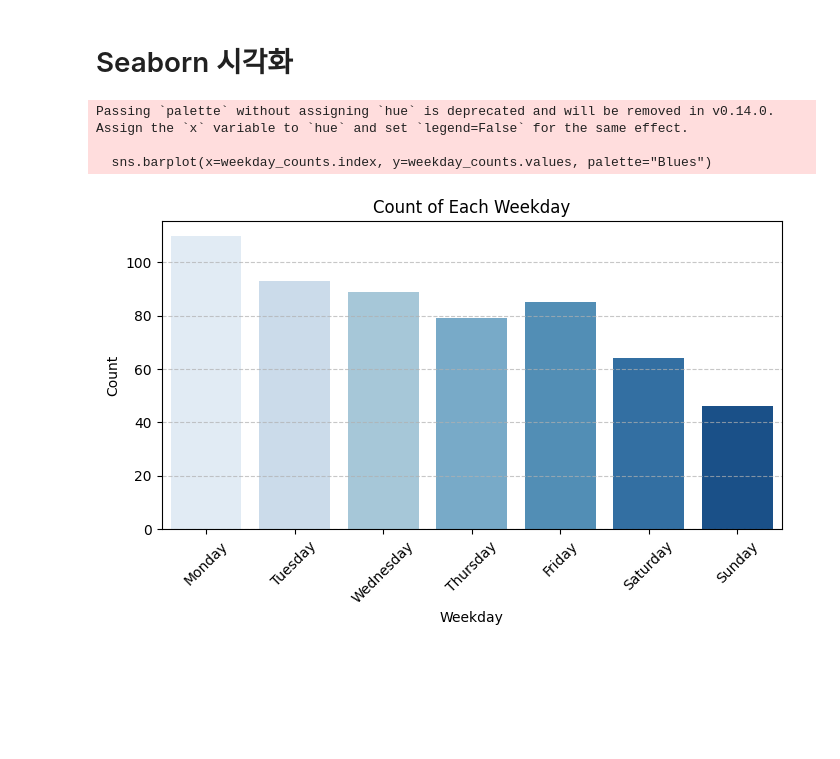
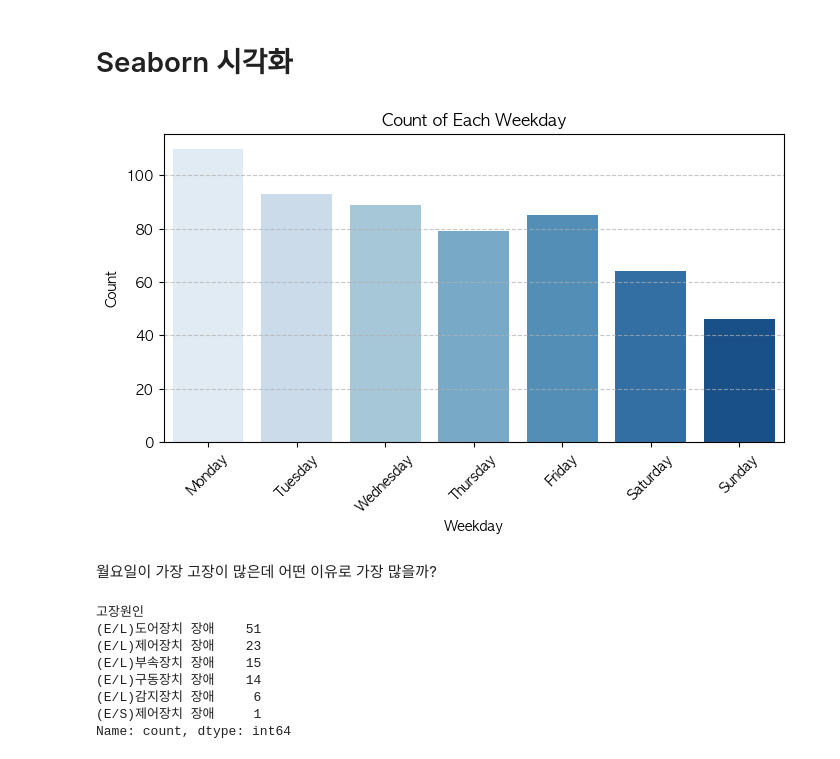
Before and after one commit to torabo/project, a Jupyter notebook: subway_problem/eda.ipynb, the cells around one changed output. Saved outputs shown, nothing was run; the diff lists cells and outputs as text; code cells hidden in the pictures; blank space fills up the shorter version.

```diff
--- a/subway_problem/eda.ipynb
+++ b/subway_problem/eda.ipynb
@@ -1 +1,11 @@
+# %%
+import pandas as pd
+import matplotlib.pyplot as plt
+import seaborn as sns
+import matplotlib.font_manager as fm
+
+# 한글 폰트 설정
+plt.rc('font', family='AppleGothic')
+# 마이너스 폰트 깨짐 방지
+plt.rcParams['axes.unicode_minus'] = False
 # %%
@@ -16,6 +44,9 @@ df.describe()
 df['고장발생일자'] = pd.to_datetime(df['고장발생일자'])
 df['month']    = df['고장발생일자'].dt.month_name()
 df['weekday']  = df['고장발생일자'].dt.day_name()
+# 평일/주말 구분 추가
+weekdays = ['Monday', 'Tuesday', 'Wednesday', 'Thursday', 'Friday']
+df['week_type'] = df['weekday'].apply(lambda x: 'Weekday' if x in weekdays else 'Weekend')
 # %%
 df['weekday'].value_counts()
 # %% [output]
@@ -33,27 +64,37 @@ Name: count, dtype: int64
 # %%
 import matplotlib.pyplot as plt
 import seaborn as sns
 weekday_counts = df['weekday'].value_counts().reindex(
     ['Monday', 'Tuesday', 'Wednesday', 'Thursday', 'Friday', 'Saturday', 'Sunday'],
     fill_value=0
 )
 
 plt.figure(figsize=(8, 4))
 
 
-sns.barplot(x=weekday_counts.index, y=weekday_counts.values, palette= "Blues")
+sns.barplot(x=weekday_counts.index, y=weekday_counts.values, hue=weekday_counts.index, palette="Blues", legend=False)
 
-# 6. 그래프 설정
+# 그래프 설정
 plt.xlabel('Weekday')
 plt.ylabel('Count')
 plt.title('Count of Each Weekday')
 plt.xticks(rotation=45)  # X축 라벨 회전
 plt.grid(axis='y', linestyle='--', alpha=0.7)
 
-# 7. 그래프 출력
+# 그래프 출력
 plt.show()
 # %% [output]
-Passing `palette` without assigning `hue` is deprecated and will be removed in v0.14.0. Assign the `x` variable to `hue` and set `legend=False` for the same effect.
-
-  sns.barplot(x=weekday_counts.index, y=weekday_counts.values, palette="Blues")
-[figure, old version]
+[figure, new version]
+# %% [markdown]
+월요일이 가장 고장이 많은데 어떤 이유로 가장 많을까?
+# %%
+df[df['weekday'] == 'Monday']['고장원인'].value_counts()
+# %% [output]
+고장원인
+(E/L)도어장치 장애    51
+(E/L)제어장치 장애    23
+(E/L)부속장치 장애    15
+(E/L)구동장치 장애    14
+(E/L)감지장치 장애     6
+(E/S)제어장치 장애     1
+Name: count, dtype: int64
```
Also changed, not shown: parts of 9 cells of this notebook.
